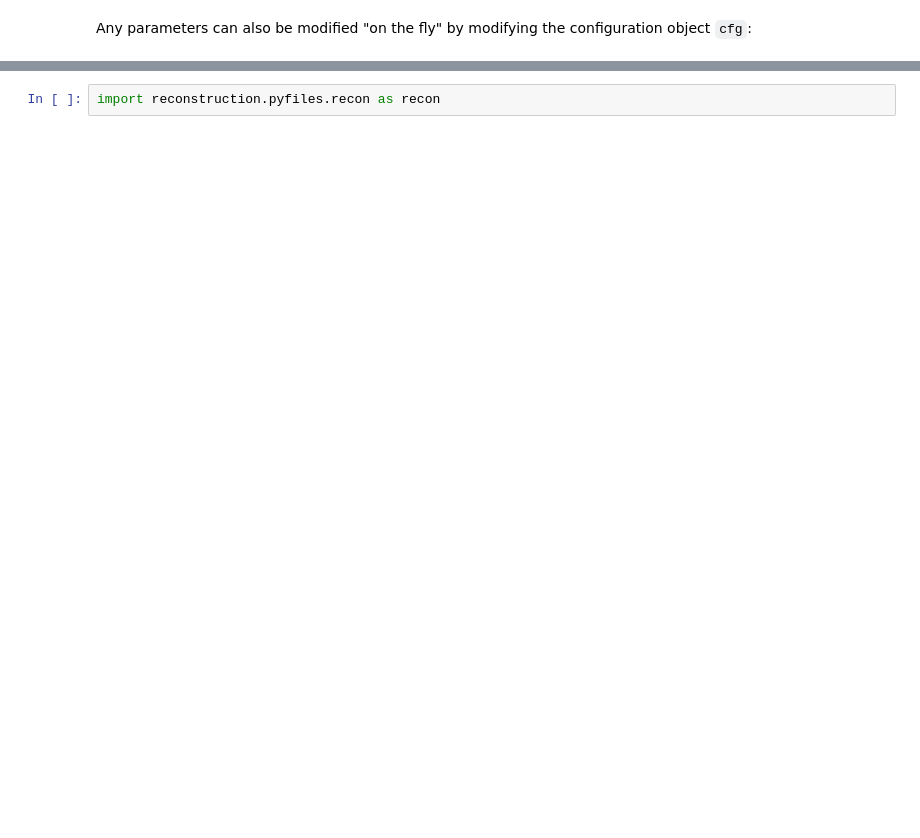
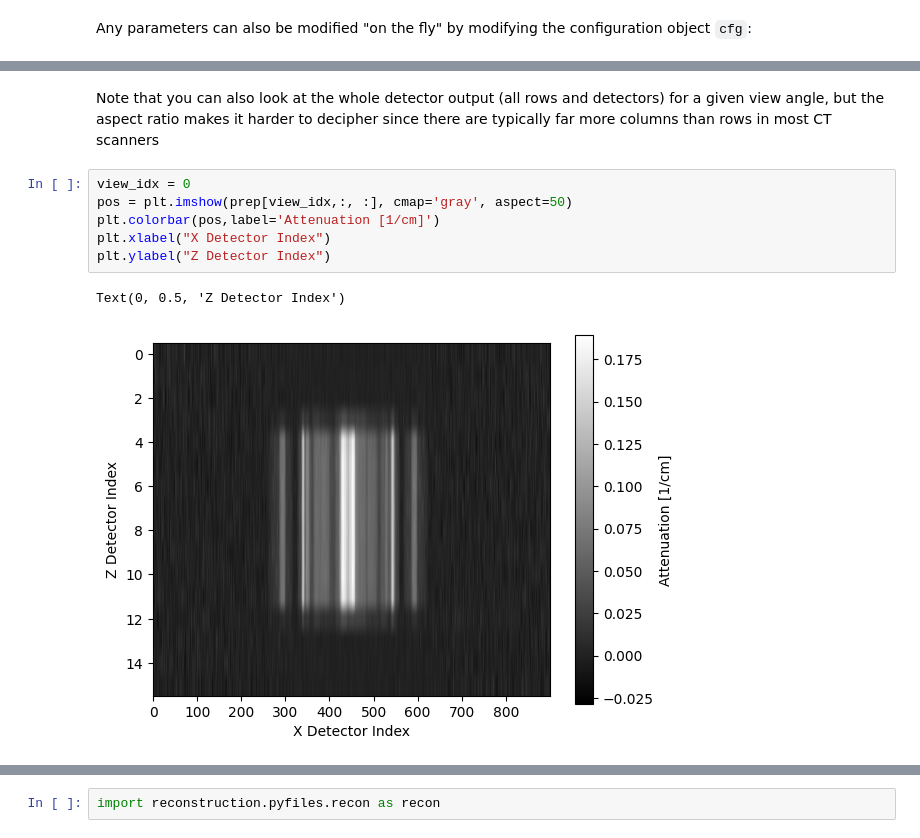
Before and after one commit to bnel1201/XCIST_demo, a Jupyter notebook: opensource_peds_demo.ipynb, the cells around one changed output, grey strips where cells are left out. Drawn from its saved outputs; the diff is of its cells as text; blank space fills up the shorter version.

```diff
--- a/opensource_peds_demo.ipynb
+++ b/opensource_peds_demo.ipynb
@@ -438,0 +462,11 @@ plt.imshow(prep)
+# %% [markdown]
+Note that you can also look at the whole detector output (all rows and detectors) for a given view angle, but the aspect ratio makes it harder to decipher since there are typically far more columns than rows in most CT scanners
+# %%
+view_idx = 0
+pos = plt.imshow(prep[view_idx,:, :], cmap='gray', aspect=50)
+plt.colorbar(pos,label='Attenuation [1/cm]')
+plt.xlabel("X Detector Index")
+plt.ylabel("Z Detector Index")
+# %% [output]
+Text(0, 0.5, 'Z Detector Index')
+[figure, added]
```
Also changed, not shown: parts of 18 cells of this notebook.
